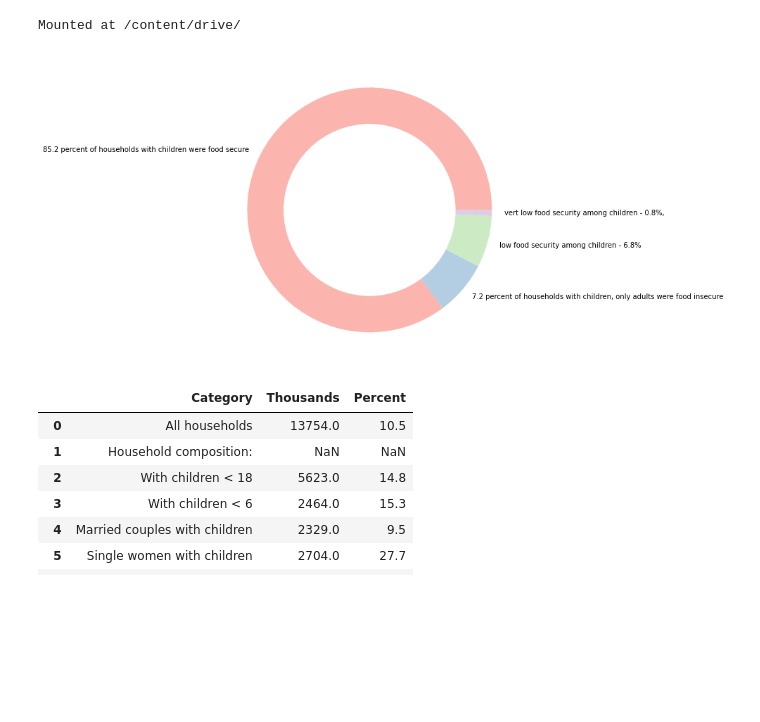
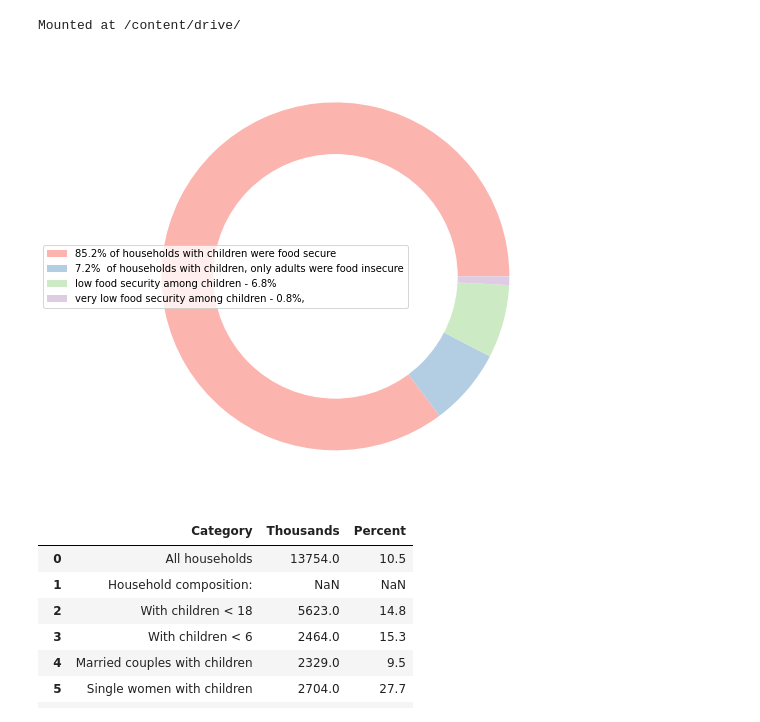
Before and after one commit to MCsweetsoup/ECE143-FinalProject, a Jupyter notebook: visualizations.ipynb, the cells around one changed output. Drawn from its saved outputs; the diff is of its cells as text; code cells hidden in the pictures; blank space fills up the shorter version.

Commit message:
Adjust the legend of the pie chart
1. add the pie chart to the read me file

```diff
--- a/visualizations.ipynb
+++ b/visualizations.ipynb
@@ -7,28 +7,32 @@ Mounted at /content/drive/
 # %%
 #Food Security Status of U.S. Households with Children in 2020
 import matplotlib.pyplot as plt
 from palettable.colorbrewer.qualitative import Pastel1_7
 
 # create data
 names = ['85.2 percent of households with children were food secure',
          '7.2 percent of households with children, only adults were food insecure',
-         'low food security among children - 6.8%', 'vert low food security among children - 0.8%,']
+         'low food security among children - 6.8%', 'very low food security among children - 0.8%,']
 size = [85.2 ,7.2,6.8, 0.8]
 
 # Create a circle at the center of the plot
 my_circle = plt.Circle( (0,0), 0.7, color='white')
-
+label = ['85.2% of households with children were food secure',
+         '7.2%  of households with children, only adults were food insecure',
+         'low food security among children - 6.8%',
+         'very low food security among children - 0.8%,']
 from palettable.colorbrewer.qualitative import Pastel1_7
 plt.figure(figsize=(8,8))
-plt.pie(size, labels=names, colors=Pastel1_7.hex_colors)
+plt.pie(size, colors=Pastel1_7.hex_colors)
 p = plt.gcf()
+p.legend(label, loc="center left")
 p.gca().add_artist(my_circle)
 
 # Show the graph
 # plt.legend(loc="upper right")
 plt.show()
 # %% [output]
-[figure, old version]
+[figure, new version]
 # %%
 # Food Insecurity by Household Characteristics
 import pandas as pd
```
Also changed, not shown: 2 other files.
